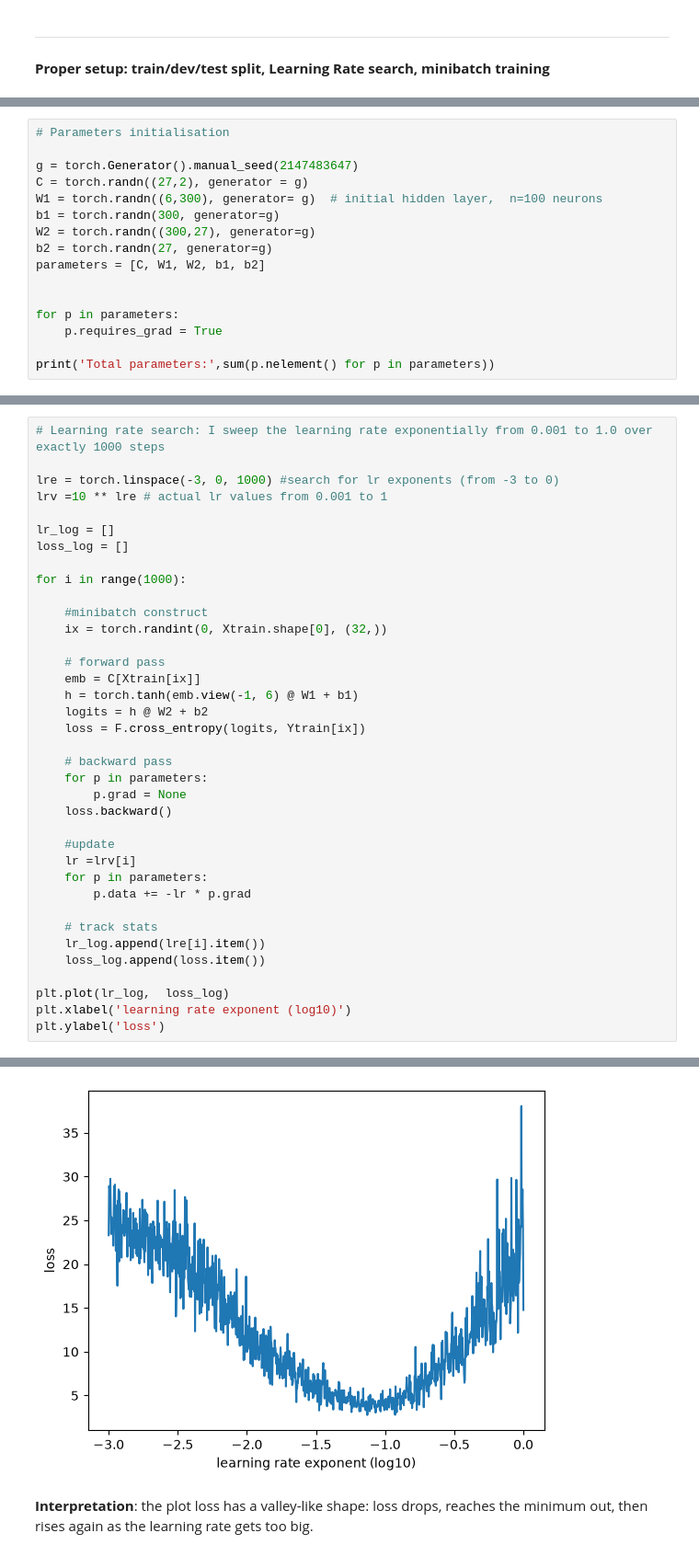
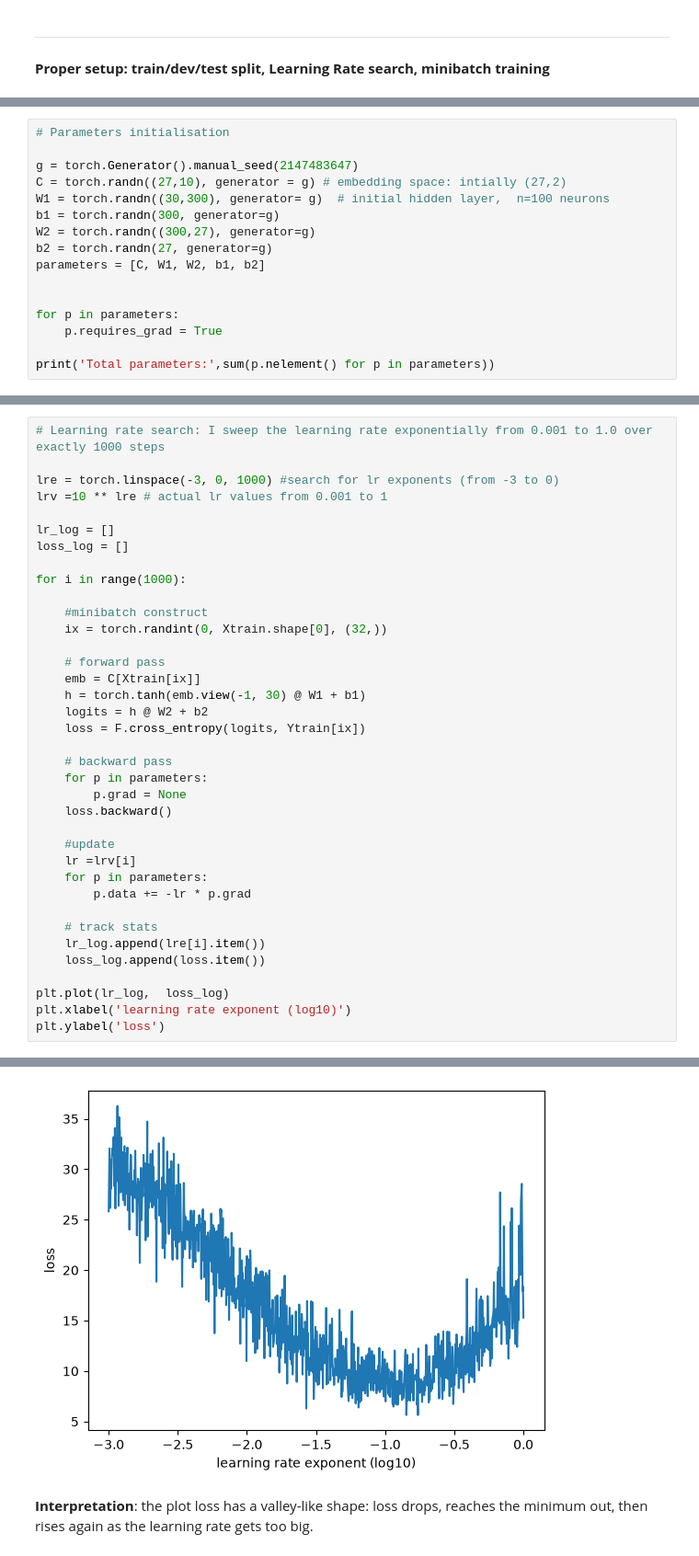
Before and after one commit to lorenzomontin/Makemore, a Jupyter notebook: MLP.ipynb, the cells around one changed output, grey strips where cells are left out. Shown at 92% size. Drawn from its saved outputs; the diff is of its cells as text.

```diff
--- a/MLP.ipynb
+++ b/MLP.ipynb
@@ -120,8 +120,8 @@ torch.Size([22799, 3]) torch.Size([22799])
 # Parameters initialisation
 
 g = torch.Generator().manual_seed(2147483647)
-C = torch.randn((27,2), generator = g)
-W1 = torch.randn((6,300), generator= g)  # initial hidden layer,  n=100 neurons
+C = torch.randn((27,10), generator = g) # embedding space: intially (27,2)
+W1 = torch.randn((30,300), generator= g)  # initial hidden layer,  n=100 neurons
 b1 = torch.randn(300, generator=g)
 W2 = torch.randn((300,27), generator=g)
 b2 = torch.randn(27, generator=g)
@@ -145,35 +145,35 @@ loss_log = []
 
 for i in range(1000):
 
     #minibatch construct
     ix = torch.randint(0, Xtrain.shape[0], (32,))
 
     # forward pass
     emb = C[Xtrain[ix]]
-    h = torch.tanh(emb.view(-1, 6) @ W1 + b1)
+    h = torch.tanh(emb.view(-1, 30) @ W1 + b1)
     logits = h @ W2 + b2
     loss = F.cross_entropy(logits, Ytrain[ix])
 
     # backward pass
     for p in parameters:
         p.grad = None
     loss.backward()
 
     #update
     lr =lrv[i]
     for p in parameters:
         p.data += -lr * p.grad
 
     # track stats
     lr_log.append(lre[i].item())
     loss_log.append(loss.item())
 
 plt.plot(lr_log,  loss_log)
 plt.xlabel('learning rate exponent (log10)')
 plt.ylabel('loss')
 # %% [output]
 Text(0, 0.5, 'loss')
-[figure, old version]
+[figure, new version]
 # %% [markdown]
 **Interpretation**:  the plot loss has a valley-like shape: loss drops, reaches the minimum out, then rises again as the learning rate gets too big.
 # %%
```
Also changed, not shown: parts of 8 cells of this notebook, 1 other file.
